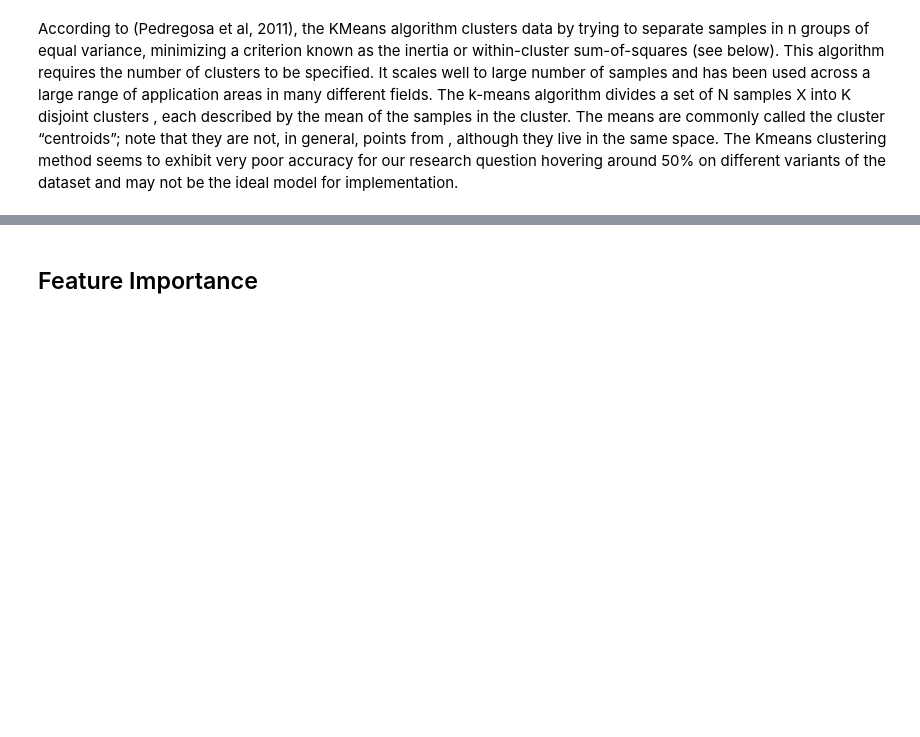
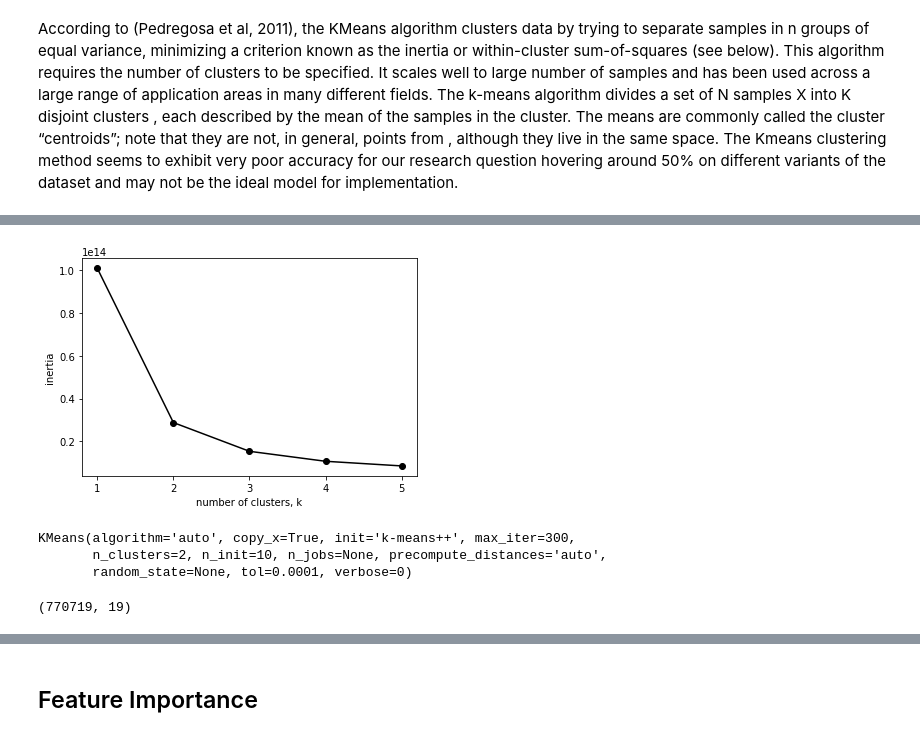
Before and after one commit to ananthajanakiraman/Applied-Data-Science-Project, a Jupyter notebook: Property and Casualty Risk - Product Group.ipynb, the cells around one changed output, grey strips where cells are left out. Drawn from its saved outputs; the diff is of its cells as text; code cells hidden in the pictures; blank space fills up the shorter version.

```diff
--- a/Property and Casualty Risk - Product Group.ipynb
+++ b/Property and Casualty Risk - Product Group.ipynb
@@ -741,3 +799,49 @@ According to (Pedregosa et al, 2011), the KMeans algorithm clusters data by tryi
+# %%
+ks = range(1, 6)
+inertias = []
+for k in ks:
+    # Create a KMeans instance with k clusters: model
+    model = KMeans(n_clusters=k)
+
+    # Fit model to samples
+    model.fit(PCA_components.iloc[:,:3])
+
+    # Append the inertia to the list of inertias
+    inertias.append(model.inertia_)
+
+plt.plot(ks, inertias, '-o', color='black')
+plt.xlabel('number of clusters, k')
+plt.ylabel('inertia')
+plt.xticks(ks)
+plt.show()
+# %% [output]
+[figure, added]
+# %%
+from sklearn import metrics
+from sklearn.cluster import KMeans
+from sklearn.datasets import load_digits
+model = KMeans(n_clusters=2)
+model.fit(PCA_components.iloc[:,:3])
+# %% [output]
+KMeans(algorithm='auto', copy_x=True, init='k-means++', max_iter=300,
+       n_clusters=2, n_init=10, n_jobs=None, precompute_distances='auto',
+       random_state=None, tol=0.0001, verbose=0)
+# %%
+unsup_results = pd.DataFrame(columns=["Model description", "Train Accuracy Score", "Test Accuracy Score", "Silhouette Score","Train Pred Time", "Test Pred Time"])
+pd.set_option('display.max_colwidth', 0)
+
+start = time.time()
+y_train_pred = model.predict(PCA_components.iloc[:,:3])
+train_time = time.time() - start
+start = time.time()
+#y_test_pred = model.predict(X_test_prepared)
+test_time = time.time() - start
+len(y_train_pred)
+X_train_prepared.shape
+#accuracy_score(y_train_pred, y_train_split),
+#accuracy_score(y_test_pred, y_test_split),
+# %% [output]
+(770719, 19)
 # %%
 from sklearn import metrics
 from sklearn.cluster import KMeans
```
Also changed, not shown: parts of 19 cells of this notebook.
